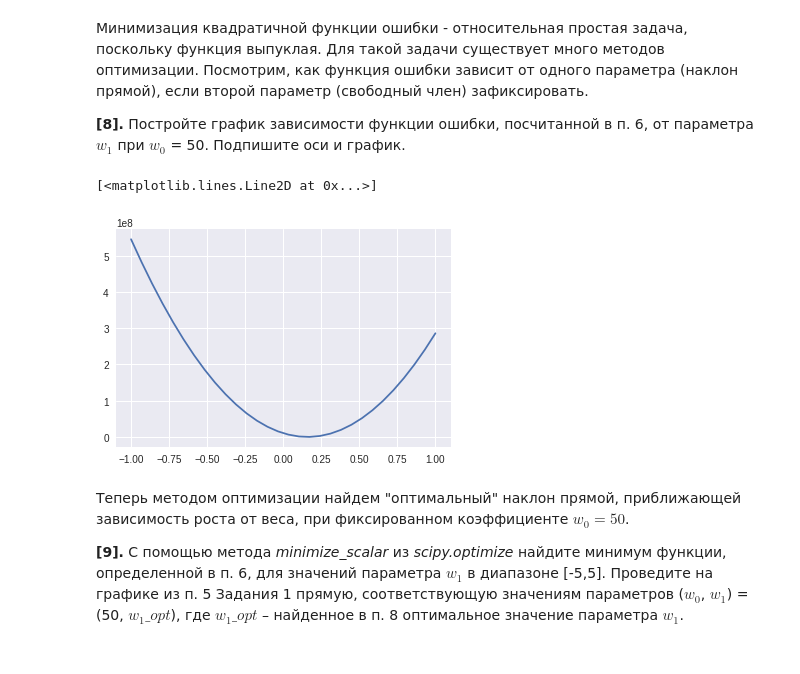
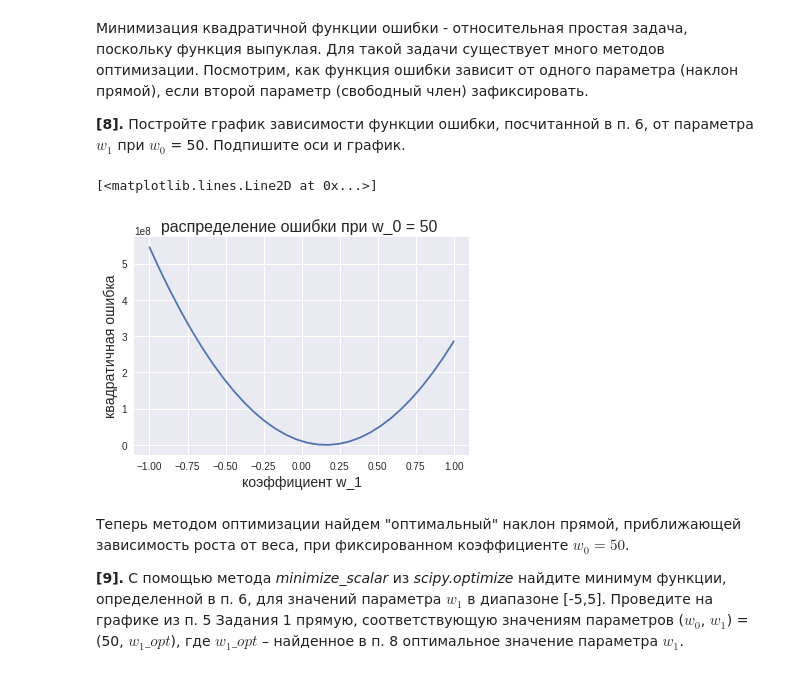
Before and after one commit to MacJei/coursera-cmp2, a Jupyter notebook: w1/peer_review_linreg_height_weight.ipynb, the cells around one changed output. Drawn from its saved outputs; the diff is of its cells as text; code cells hidden in the pictures.

```diff
--- a/w1/peer_review_linreg_height_weight.ipynb
+++ b/w1/peer_review_linreg_height_weight.ipynb
@@ -212,17 +212,24 @@ plt.plot(x, y1, x, y2)
 **[8].** Постройте график зависимости функции ошибки, посчитанной в п. 6, от параметра $w_1$ при $w_0$ = 50. Подпишите оси и график.
 # %%
 # Ваш код здесь
+
+# фиксируем w_0
 w_0 = 50.0
 
-# создаем 30 значений w_1 в небольшом диапазоне -1, 1
+# создаем 30 значений для w_1 в небольшом диапазоне -1, 1
 w1 = np.linspace(-1.0, 1.0, num = 30)
 
-# получаем ошибки при использовании тестового набора x и предсказаний y2
+# получаем распределение ошибки для тестовой выборки (вес x, рост y2)
+# при зафиксированном w_0 изменяем w_1
 errors = [ squared_error(w_0, w_1, x, y2) for w_1 in w1]
+
+plt.xlabel(u'коэффициент w_1', fontsize=14)
+plt.ylabel(u'квадратичная ошибка', fontsize=14)
+plt.title(u'распределение ошибки при w_0 = 50 ', fontsize=16)
 plt.plot(w1, errors)
 # %% [output]
 [<matplotlib.lines.Line2D at 0x...>]
-[figure, old version]
+[figure, new version]
 # %% [markdown]
 Теперь методом оптимизации найдем "оптимальный" наклон прямой, приближающей зависимость роста от веса, при фиксированном коэффициенте $w_0 = 50$.
 
```
Also changed, not shown: parts of 1 cell of this notebook.
